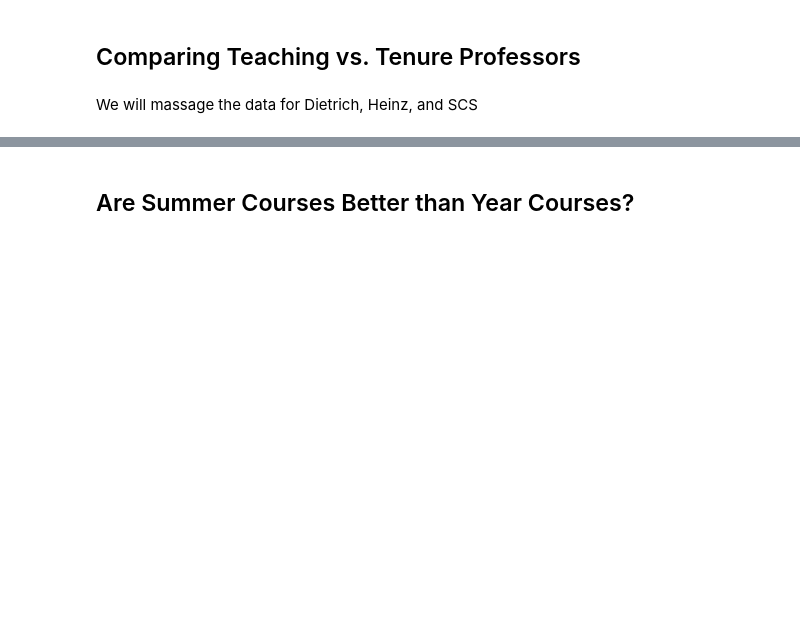
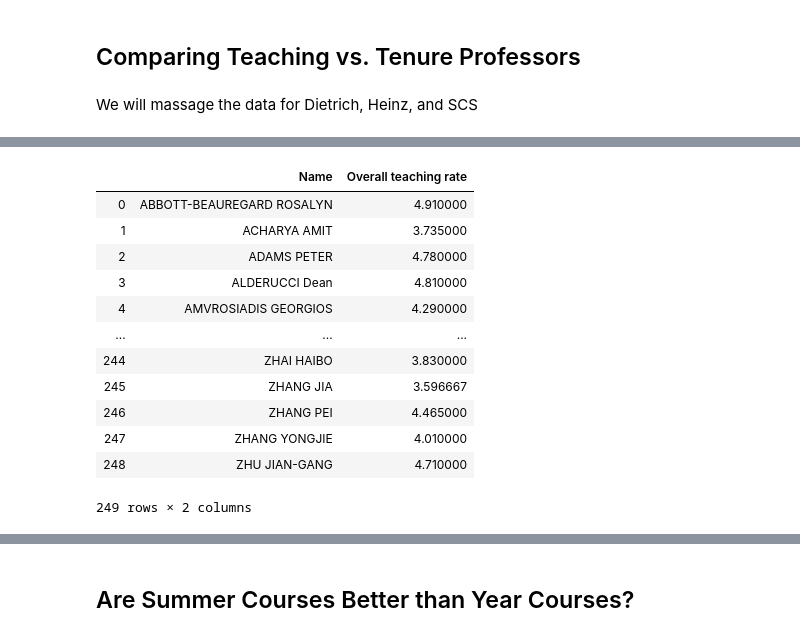
Before and after one commit to TheJYKoder/-15-388-Final-Project-F19-, a Jupyter notebook: 15388 Final Project FCE.ipynb, the cells around one changed output, grey strips where cells are left out. Saved outputs shown, nothing was run; the diff lists cells and outputs as text; code cells hidden in the pictures; blank space fills up the shorter version.

```diff
--- a/15388 Final Project FCE.ipynb
+++ b/15388 Final Project FCE.ipynb
@@ -249 +281,24 @@ mcs_faculty = mcs_faculty[pd.notnull(mcs_faculty['Overall teaching rate'])]
+# %%
+scraped_cit_df = pd.read_csv(scraped_lst[4])
+
+scraped_cit_df["Title"] = scraped_cit_df["Info"].apply(f)
+
+df_2019CIT_info_merged = df_2019CIT_info.merge(scraped_cit_df, how="outer", left_index=True,right_index=True)
+if ("ItemID" in df_2019CIT_info_merged.columns) and ("Info" in df_2019CIT_info_merged.columns):
+    df_2019CIT_info_merged = df_2019CIT_info_merged.drop(columns=["ItemID", "Info"])
+df_2019CIT_info
+# %% [output]
+|  | Name | Overall teaching rate |
+| 0 | ABBOTT-BEAUREGARD ROSALYN | 4.910000 |
+| 1 | ACHARYA AMIT | 3.735000 |
+| 2 | ADAMS PETER | 4.780000 |
+| 3 | ALDERUCCI Dean | 4.810000 |
+| 4 | AMVROSIADIS GEORGIOS | 4.290000 |
+| ... | ... | ... |
+| 244 | ZHAI HAIBO | 3.830000 |
+| 245 | ZHANG JIA | 3.596667 |
+| 246 | ZHANG PEI | 4.465000 |
+| 247 | ZHANG YONGJIE | 4.010000 |
+| 248 | ZHU JIAN-GANG | 4.710000 |
+249 rows × 2 columns
 # %%
```
Also changed, not shown: parts of 8 cells of this notebook, 4 other files.
